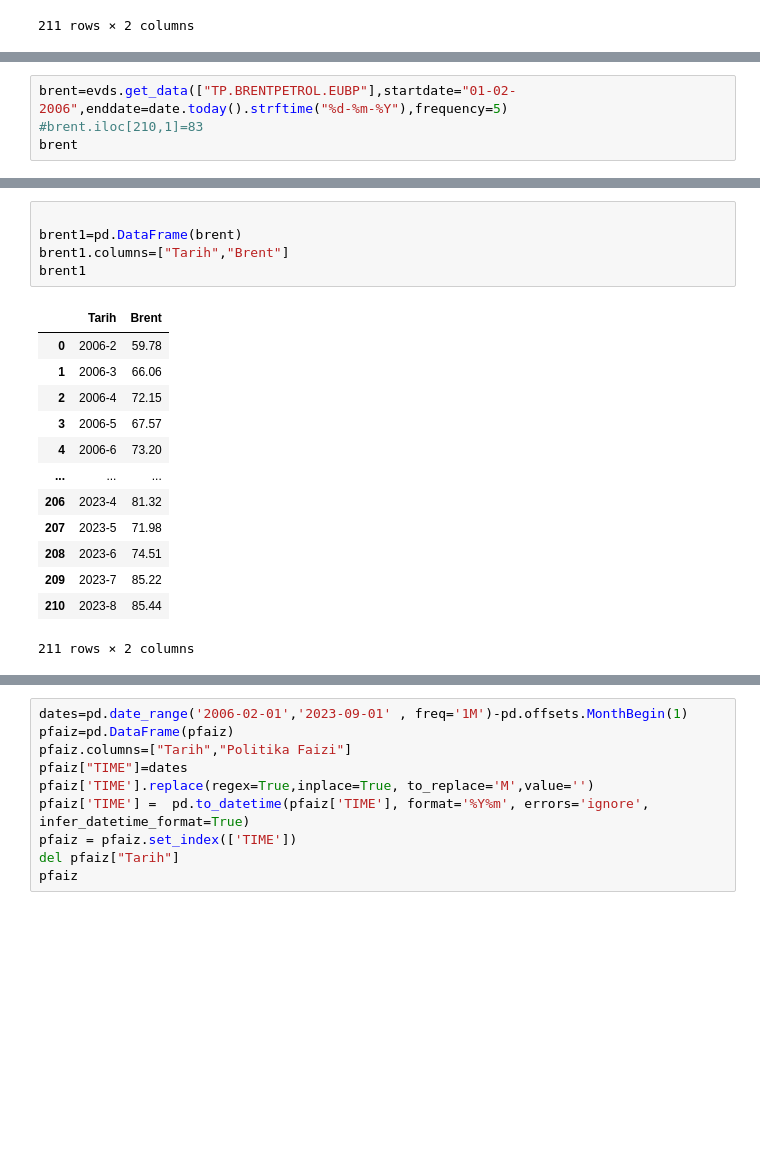
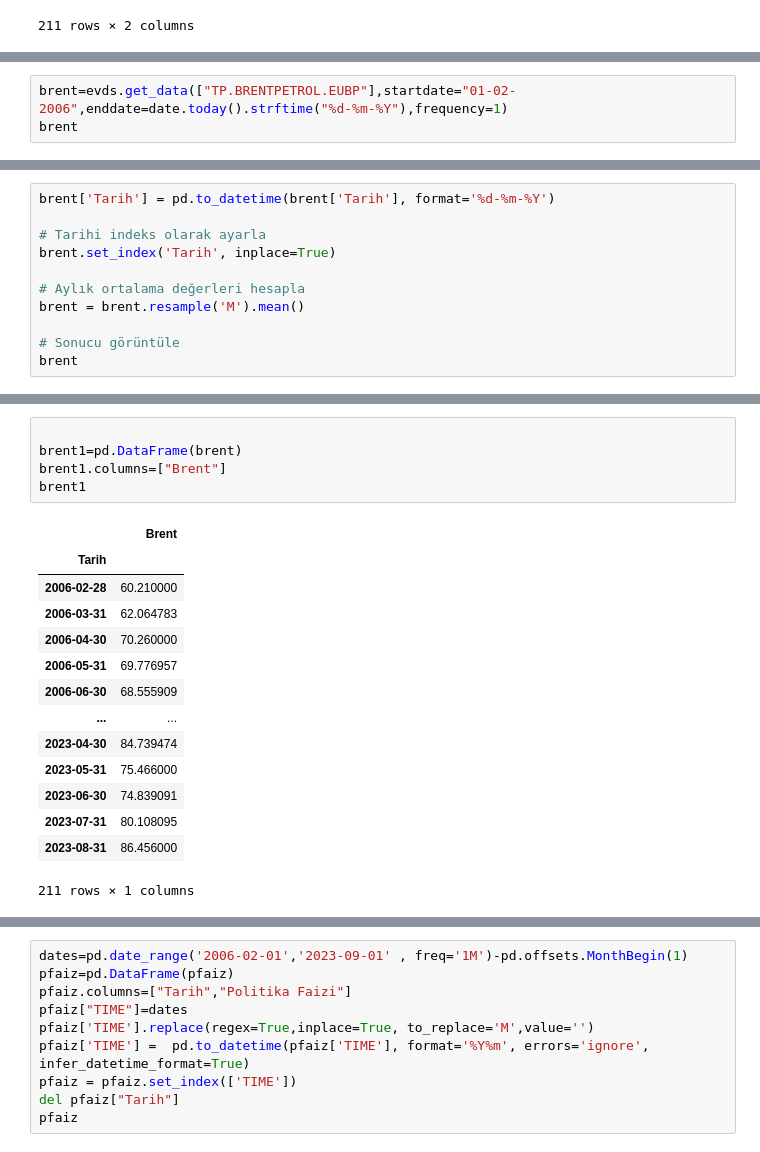
Before and after one commit to kaboya19/InflationForecast, a Jupyter notebook: InflationForecast.ipynb, the cells around one changed output, grey strips where cells are left out. Drawn from its saved outputs; the diff is of its cells as text; blank space fills up the shorter version.

```diff
--- a/InflationForecast.ipynb
+++ b/InflationForecast.ipynb
@@ -227,7 +212,6 @@ dfn
 211 rows × 2 columns
 # %%
-brent=evds.get_data(["TP.BRENTPETROL.EUBP"],startdate="01-02-2006",enddate=date.today().strftime("%d-%m-%Y"),frequency=5)
-#brent.iloc[210,1]=83
+brent=evds.get_data(["TP.BRENTPETROL.EUBP"],startdate="01-02-2006",enddate=date.today().strftime("%d-%m-%Y"),frequency=1)
 brent
 # %% [output]
 |  | Tarih | TP_BRENTPETROL_EUBP |
@@ -245,0 +230,11 @@ brent
+# %%
+brent['Tarih'] = pd.to_datetime(brent['Tarih'], format='%d-%m-%Y')
+
+# Tarihi indeks olarak ayarla
+brent.set_index('Tarih', inplace=True)
+
+# Aylık ortalama değerleri hesapla
+brent = brent.resample('M').mean()
+
+# Sonucu görüntüle
+brent
@@ -246,22 +256,23 @@ brent
 # %%
 
 brent1=pd.DataFrame(brent)
-brent1.columns=["Tarih","Brent"]
+brent1.columns=["Brent"]
 brent1
 # %% [output]
-|  | Tarih | Brent |
-| 0 | 2006-2 | 59.78 |
-| 1 | 2006-3 | 66.06 |
-| 2 | 2006-4 | 72.15 |
-| 3 | 2006-5 | 67.57 |
-| 4 | 2006-6 | 73.20 |
-| ... | ... | ... |
-| 206 | 2023-4 | 81.32 |
-| 207 | 2023-5 | 71.98 |
-| 208 | 2023-6 | 74.51 |
-| 209 | 2023-7 | 85.22 |
-| 210 | 2023-8 | 85.44 |
+|  | Brent |
+| Tarih |  |
+| 2006-02-28 | 60.210000 |
+| 2006-03-31 | 62.064783 |
+| 2006-04-30 | 70.260000 |
+| 2006-05-31 | 69.776957 |
+| 2006-06-30 | 68.555909 |
+| ... | ... |
+| 2023-04-30 | 84.739474 |
+| 2023-05-31 | 75.466000 |
+| 2023-06-30 | 74.839091 |
+| 2023-07-31 | 80.108095 |
+| 2023-08-31 | 86.456000 |
-211 rows × 2 columns
+211 rows × 1 columns
 # %%
 df14=pd.DataFrame()
 dates=pd.date_range('2006-02-01','2023-09-01' , freq='1M')-pd.offsets.MonthBegin(1)
```
Also changed, not shown: parts of 26 cells of this notebook.
